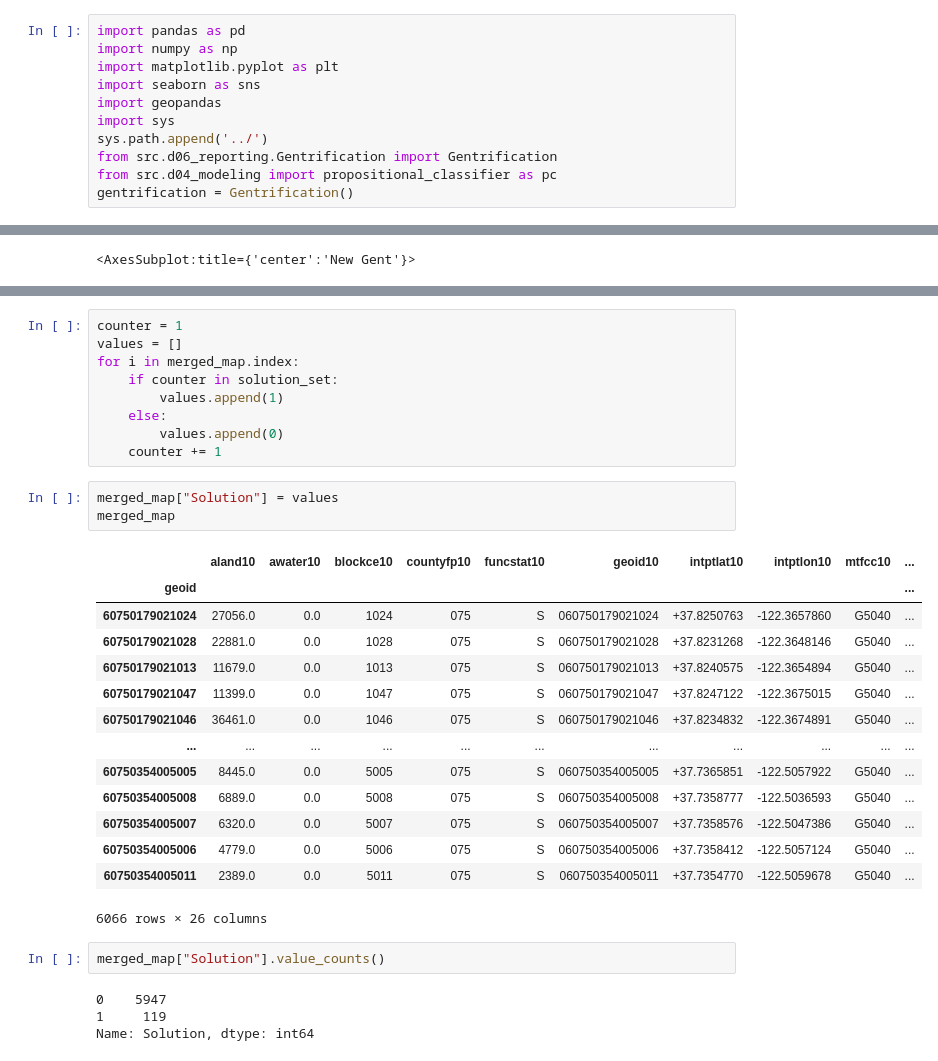
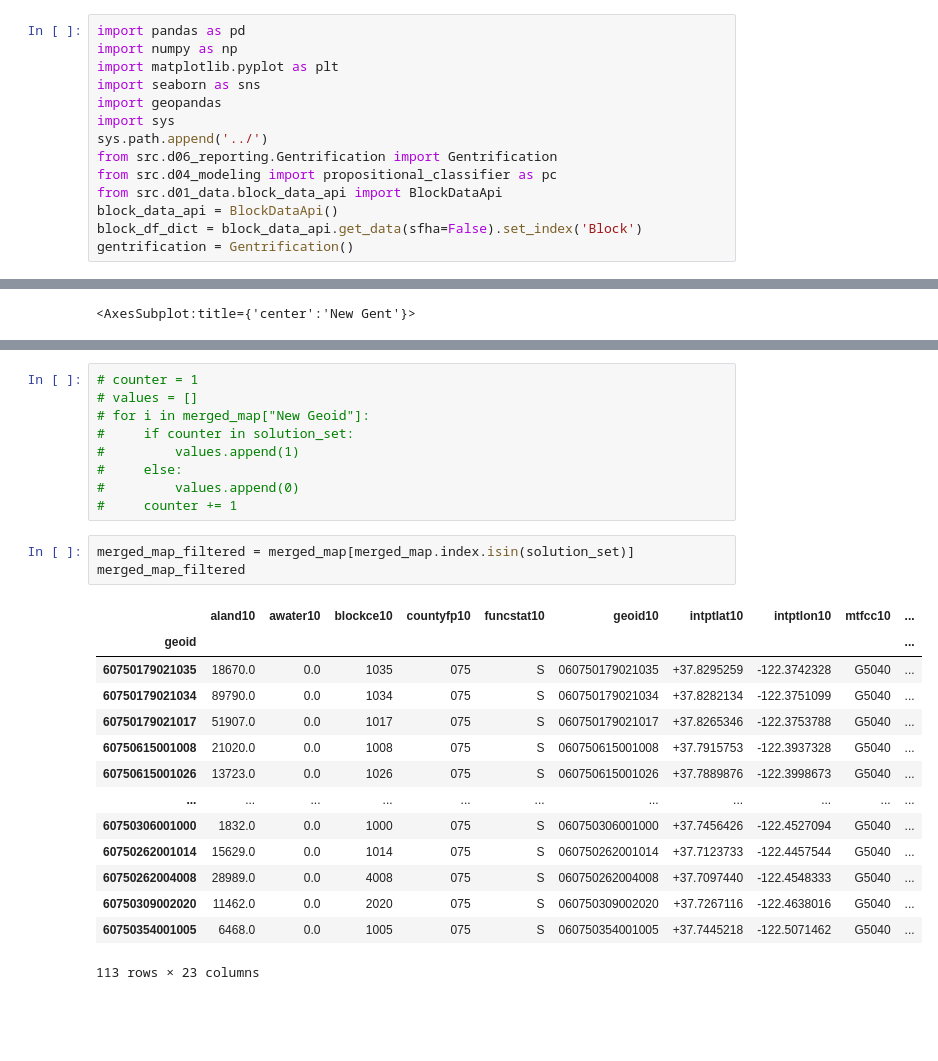
Before and after one commit to 18rberry/Operationalizing-Equity-Tiebreaker-in-SF, a Jupyter notebook: notebooks/Final_Report_Riya.ipynb, the cells around one changed output, grey strips where cells are left out. Saved outputs shown, nothing was run; the diff lists cells and outputs as text; blank space fills up the shorter version.

```diff
--- a/notebooks/Final_Report_Riya.ipynb
+++ b/notebooks/Final_Report_Riya.ipynb
@@ -8,4 +8,7 @@ import sys
 sys.path.append('../')
 from src.d06_reporting.Gentrification import Gentrification
 from src.d04_modeling import propositional_classifier as pc
+from src.d01_data.block_data_api import BlockDataApi
+block_data_api = BlockDataApi()
+block_df_dict = block_data_api.get_data(sfha=False).set_index('Block')
 gentrification = Gentrification()
@@ -194,33 +217,27 @@ merged_map
 # %%
-counter = 1
-values = []
-for i in merged_map.index:
-    if counter in solution_set:
-        values.append(1)
-    else:
-        values.append(0)
-    counter += 1
+# counter = 1
+# values = []
+# for i in merged_map["New Geoid"]:
+#     if counter in solution_set:
+#         values.append(1)
+#     else:
+#         values.append(0)
+#     counter += 1
-# %%
-merged_map["Solution"] = values
-merged_map
-# %% [output]
-|  | aland10 | awater10 | blockce10 | countyfp10 | funcstat10 | geoid10 | intptlat10 | intptlon10 | mtfcc10 | ... |
-| geoid |  |  |  |  |  |  |  |  |  | ... |
-| 60750179021024 | 27056.0 | 0.0 | 1024 | 075 | S | 060750179021024 | +37.8250763 | -122.3657860 | G5040 | ... |
-| 60750179021028 | 22881.0 | 0.0 | 1028 | 075 | S | 060750179021028 | +37.8231268 | -122.3648146 | G5040 | ... |
-| 60750179021013 | 11679.0 | 0.0 | 1013 | 075 | S | 060750179021013 | +37.8240575 | -122.3654894 | G5040 | ... |
-| 60750179021047 | 11399.0 | 0.0 | 1047 | 075 | S | 060750179021047 | +37.8247122 | -122.3675015 | G5040 | ... |
-| 60750179021046 | 36461.0 | 0.0 | 1046 | 075 | S | 060750179021046 | +37.8234832 | -122.3674891 | G5040 | ... |
-| ... | ... | ... | ... | ... | ... | ... | ... | ... | ... | ... |
-| 60750354005005 | 8445.0 | 0.0 | 5005 | 075 | S | 060750354005005 | +37.7365851 | -122.5057922 | G5040 | ... |
-| 60750354005008 | 6889.0 | 0.0 | 5008 | 075 | S | 060750354005008 | +37.7358777 | -122.5036593 | G5040 | ... |
-| 60750354005007 | 6320.0 | 0.0 | 5007 | 075 | S | 060750354005007 | +37.7358576 | -122.5047386 | G5040 | ... |
-| 60750354005006 | 4779.0 | 0.0 | 5006 | 075 | S | 060750354005006 | +37.7358412 | -122.5057124 | G5040 | ... |
-| 60750354005011 | 2389.0 | 0.0 | 5011 | 075 | S | 060750354005011 | +37.7354770 | -122.5059678 | G5040 | ... |
-6066 rows × 26 columns
-# %%
-merged_map["Solution"].value_counts()
-# %% [output]
-0    5947
-1     119
-Name: Solution, dtype: int64
+# %%
+merged_map_filtered = merged_map[merged_map.index.isin(solution_set)]
+merged_map_filtered
+# %% [output]
+|  | aland10 | awater10 | blockce10 | countyfp10 | funcstat10 | geoid10 | intptlat10 | intptlon10 | mtfcc10 | ... |
+| geoid |  |  |  |  |  |  |  |  |  | ... |
+| 60750179021035 | 18670.0 | 0.0 | 1035 | 075 | S | 060750179021035 | +37.8295259 | -122.3742328 | G5040 | ... |
+| 60750179021034 | 89790.0 | 0.0 | 1034 | 075 | S | 060750179021034 | +37.8282134 | -122.3751099 | G5040 | ... |
+| 60750179021017 | 51907.0 | 0.0 | 1017 | 075 | S | 060750179021017 | +37.8265346 | -122.3753788 | G5040 | ... |
+| 60750615001008 | 21020.0 | 0.0 | 1008 | 075 | S | 060750615001008 | +37.7915753 | -122.3937328 | G5040 | ... |
+| 60750615001026 | 13723.0 | 0.0 | 1026 | 075 | S | 060750615001026 | +37.7889876 | -122.3998673 | G5040 | ... |
+| ... | ... | ... | ... | ... | ... | ... | ... | ... | ... | ... |
+| 60750306001000 | 1832.0 | 0.0 | 1000 | 075 | S | 060750306001000 | +37.7456426 | -122.4527094 | G5040 | ... |
+| 60750262001014 | 15629.0 | 0.0 | 1014 | 075 | S | 060750262001014 | +37.7123733 | -122.4457544 | G5040 | ... |
+| 60750262004008 | 28989.0 | 0.0 | 4008 | 075 | S | 060750262004008 | +37.7097440 | -122.4548333 | G5040 | ... |
+| 60750309002020 | 11462.0 | 0.0 | 2020 | 075 | S | 060750309002020 | +37.7267116 | -122.4638016 | G5040 | ... |
+| 60750354001005 | 6468.0 | 0.0 | 1005 | 075 | S | 060750354001005 | +37.7445218 | -122.5071462 | G5040 | ... |
+113 rows × 23 columns
```
Also changed, not shown: parts of 14 cells of this notebook, 3 other files.
